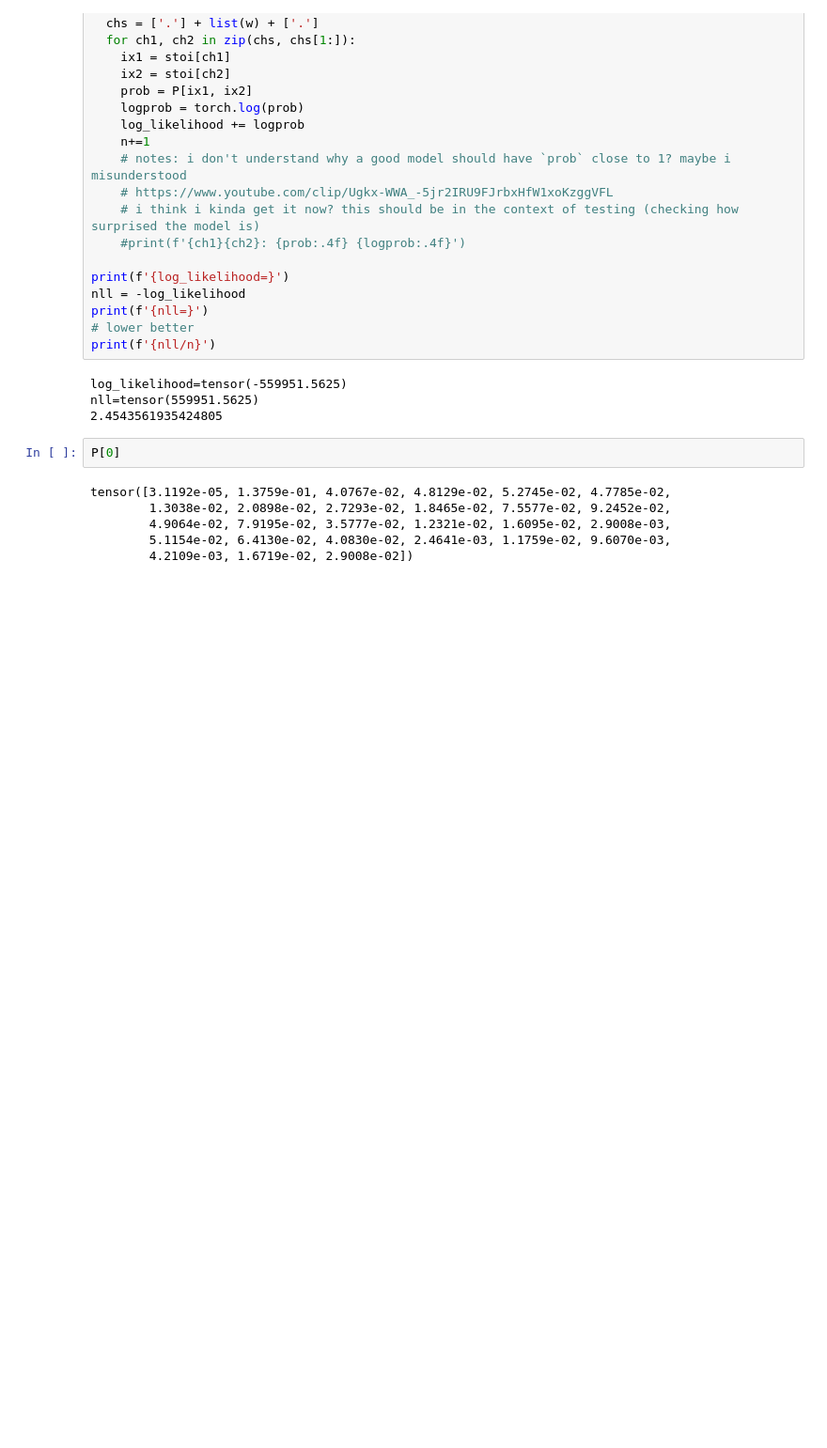
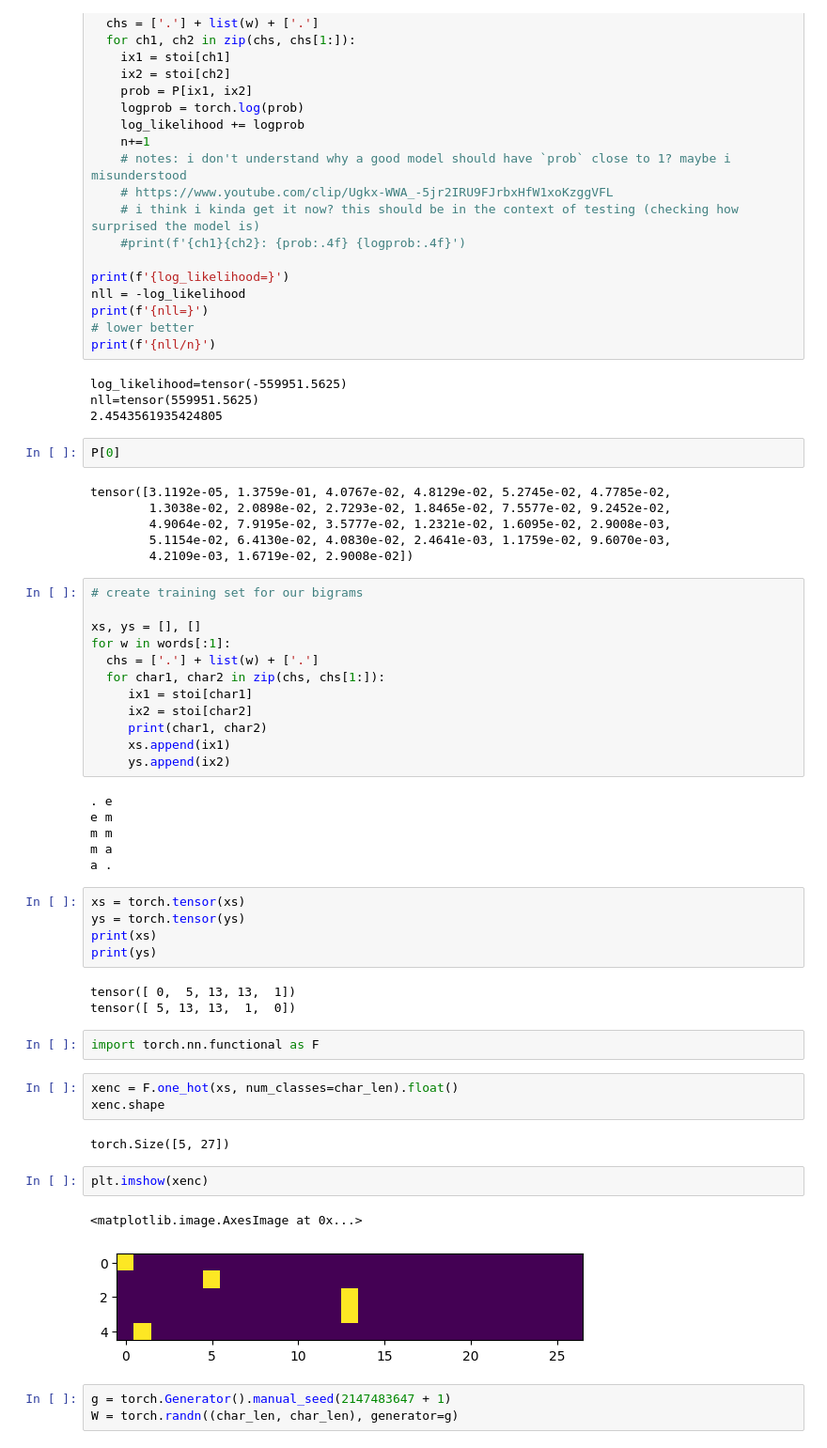
Before and after one commit to odjhey/nn-zero-to-hero-follow-along, a Jupyter notebook: notebooks/explore.ipynb, the cells around one changed output. Shown at 94% size. Cells and saved outputs as stored; diff of their text form; blank space fills up the shorter version.

```diff
--- a/notebooks/explore.ipynb
+++ b/notebooks/explore.ipynb
@@ -151,3 +151,44 @@ tensor([3.1192e-05, 1.3759e-01, 4.0767e-02, 4.8129e-02, 5.2745e-02, 4.7785e-02,
         4.9064e-02, 7.9195e-02, 3.5777e-02, 1.2321e-02, 1.6095e-02, 2.9008e-03,
         5.1154e-02, 6.4130e-02, 4.0830e-02, 2.4641e-03, 1.1759e-02, 9.6070e-03,
         4.2109e-03, 1.6719e-02, 2.9008e-02])
+# %%
+# create training set for our bigrams
+
+xs, ys = [], []
+for w in words[:1]:
+  chs = ['.'] + list(w) + ['.']
+  for char1, char2 in zip(chs, chs[1:]):
+     ix1 = stoi[char1]
+     ix2 = stoi[char2]
+     print(char1, char2)
+     xs.append(ix1)
+     ys.append(ix2)
+# %% [output]
+. e
+e m
+m m
+m a
+a .
+# %%
+xs = torch.tensor(xs)
+ys = torch.tensor(ys)
+print(xs)
+print(ys)
+# %% [output]
+tensor([ 0,  5, 13, 13,  1])
+tensor([ 5, 13, 13,  1,  0])
+# %%
+import torch.nn.functional as F
+# %%
+xenc = F.one_hot(xs, num_classes=char_len).float()
+xenc.shape
+# %% [output]
+torch.Size([5, 27])
+# %%
+plt.imshow(xenc)
+# %% [output]
+<matplotlib.image.AxesImage at 0x...>
+[figure, added]
+# %%
+g = torch.Generator().manual_seed(2147483647 + 1)
+W = torch.randn((char_len, char_len), generator=g)
```
Also changed, not shown: parts of 4 cells of this notebook, 1 other file.
